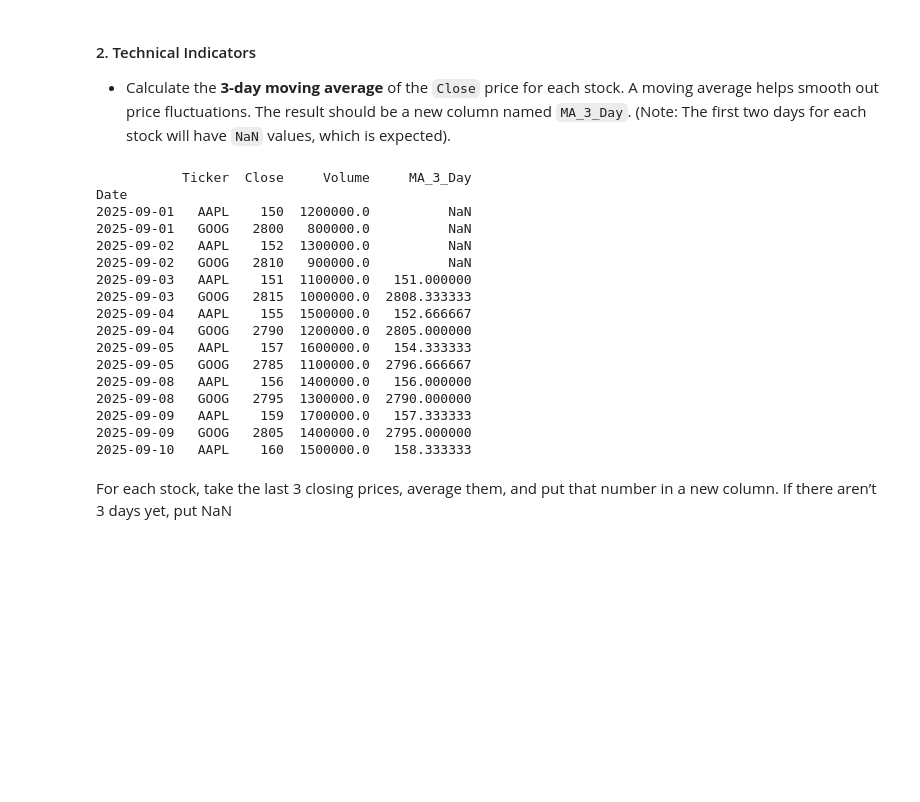
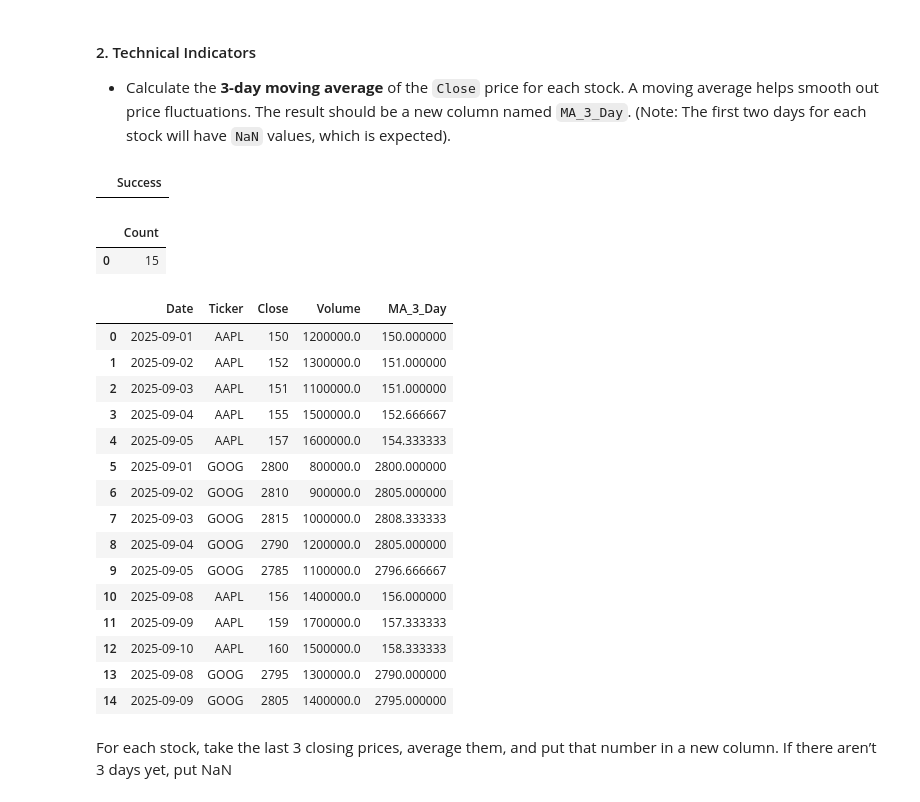
Before and after one commit to Nisha-Singla/daily-task, a Jupyter notebook: SQL.ipynb, the cells around one changed output. Drawn from its saved outputs; the diff is of its cells as text; code cells hidden in the pictures; blank space fills up the shorter version.

```diff
--- a/SQL.ipynb
+++ b/SQL.ipynb
@@ -296,28 +313,48 @@ conn.execute("""SELECT * FROM stocks
 #### 2\. Technical Indicators
 
   * Calculate the **3-day moving average** of the `Close` price for each stock. A moving average helps smooth out price fluctuations. The result should be a new column named `MA_3_Day`. (Note: The first two days for each stock will have `NaN` values, which is expected).
+# %%
+conn.execute("""ALTER TABLE stocks
+        ADD COLUMN MA_3_Day DOUBLE
+""").df()
+# %% [output]
+|  | Success |
+# %%
+conn.execute("""UPDATE stocks
+             SET MA_3_Day = (SELECT AVG(Close)
+                             FROM (
+                                 SELECT Close
+                                 FROM stocks AS s2
+                                 WHERE s2.Ticker = stocks.Ticker
+                                   AND s2.Date <= stocks.Date
+                                 ORDER BY s2.Date DESC
+                                 LIMIT 3
+                             ))
+
+""").df()
+# %% [output]
+|  | Count |
+| 0 | 15 |
 # %%
-conn.execute("""
-
+conn.execute("""SELECT * FROM stocks
 """).df()
 # %% [output]
-           Ticker  Close     Volume     MA_3_Day
-Date
-2025-09-01   AAPL    150  1200000.0          NaN
-2025-09-01   GOOG   2800   800000.0          NaN
-2025-09-02   AAPL    152  1300000.0          NaN
-2025-09-02   GOOG   2810   900000.0          NaN
-2025-09-03   AAPL    151  1100000.0   151.000000
-2025-09-03   GOOG   2815  1000000.0  2808.333333
-2025-09-04   AAPL    155  1500000.0   152.666667
-2025-09-04   GOOG   2790  1200000.0  2805.000000
-2025-09-05   AAPL    157  1600000.0   154.333333
-2025-09-05   GOOG   2785  1100000.0  2796.666667
-2025-09-08   AAPL    156  1400000.0   156.000000
-2025-09-08   GOOG   2795  1300000.0  2790.000000
-2025-09-09   AAPL    159  1700000.0   157.333333
-2025-09-09   GOOG   2805  1400000.0  2795.000000
-2025-09-10   AAPL    160  1500000.0   158.333333
+|  | Date | Ticker | Close | Volume | MA_3_Day |
+| 0 | 2025-09-01 | AAPL | 150 | 1200000.0 | 150.000000 |
+| 1 | 2025-09-02 | AAPL | 152 | 1300000.0 | 151.000000 |
+| 2 | 2025-09-03 | AAPL | 151 | 1100000.0 | 151.000000 |
+| 3 | 2025-09-04 | AAPL | 155 | 1500000.0 | 152.666667 |
+| 4 | 2025-09-05 | AAPL | 157 | 1600000.0 | 154.333333 |
+| 5 | 2025-09-01 | GOOG | 2800 | 800000.0 | 2800.000000 |
+| 6 | 2025-09-02 | GOOG | 2810 | 900000.0 | 2805.000000 |
+| 7 | 2025-09-03 | GOOG | 2815 | 1000000.0 | 2808.333333 |
+| 8 | 2025-09-04 | GOOG | 2790 | 1200000.0 | 2805.000000 |
+| 9 | 2025-09-05 | GOOG | 2785 | 1100000.0 | 2796.666667 |
+| 10 | 2025-09-08 | AAPL | 156 | 1400000.0 | 156.000000 |
+| 11 | 2025-09-09 | AAPL | 159 | 1700000.0 | 157.333333 |
+| 12 | 2025-09-10 | AAPL | 160 | 1500000.0 | 158.333333 |
+| 13 | 2025-09-08 | GOOG | 2795 | 1300000.0 | 2790.000000 |
+| 14 | 2025-09-09 | GOOG | 2805 | 1400000.0 | 2795.000000 |
 # %% [markdown]
 For each stock, take the last 3 closing prices, average them, and put that number in a new column. If there aren’t 3 days yet, put NaN
 # %%
```
Also changed, not shown: parts of 12 cells of this notebook.
